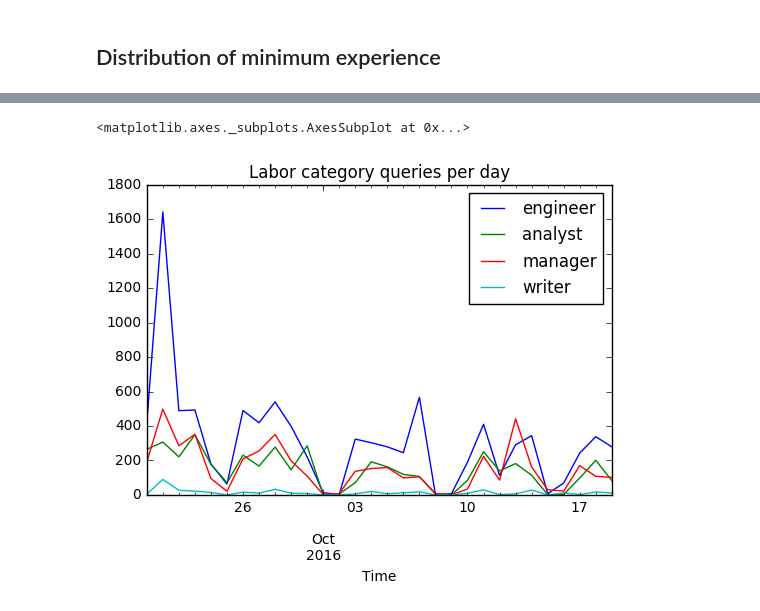
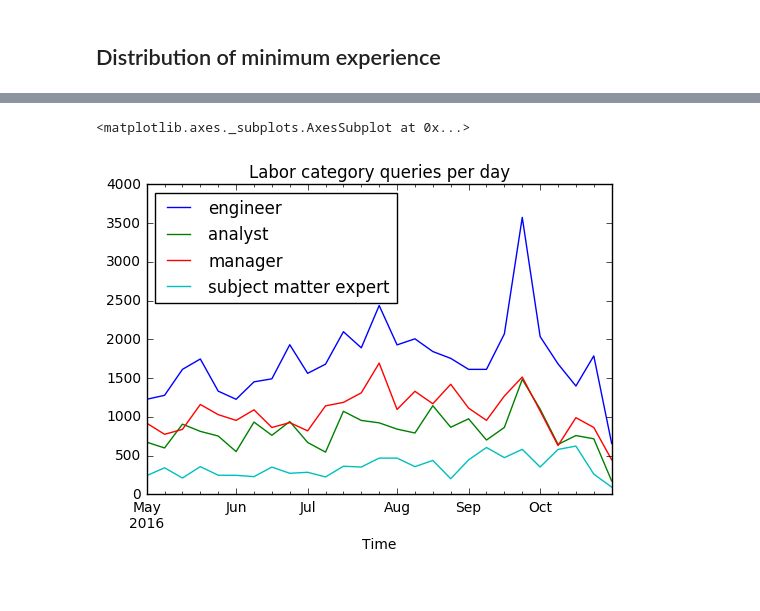
Before and after one commit to 18F/calc-analysis, a Jupyter notebook: CALC Log Analysis.ipynb, the cells around one changed output, grey strips where cells are left out. Cells and saved outputs as stored; diff of their text form; code cells hidden in the pictures.

```diff
--- a/CALC Log Analysis.ipynb
+++ b/CALC Log Analysis.ipynb
@@ -146,15 +148,15 @@ rates[rates['Minimum experience'] > 0]['Minimum experience'].value_counts().sort
 # %%
 timerates = rates.set_index(['Time'])
 
 r = pandas.DataFrame()
 
-for term in ['engineer', 'analyst', 'manager', 'writer']:
-    r[term] = (timerates['Search terms'].str.contains(term)).astype(int).resample('D').sum()
+for term in ['engineer', 'analyst', 'manager', 'subject matter expert']:
+    r[term] = (timerates['Search terms'].str.contains(term)).astype(int).resample('W').sum()
 
 r.plot(title='Labor category queries per day')
 # %% [output]
 <matplotlib.axes._subplots.AxesSubplot at 0x...>
-[figure, old version]
+[figure, new version]
 # %%
 (customized_rates['State'])\
   .value_counts()[:10].plot(kind='barh', title="Customized searches by state")
```
Also changed, not shown: parts of 16 cells of this notebook.
